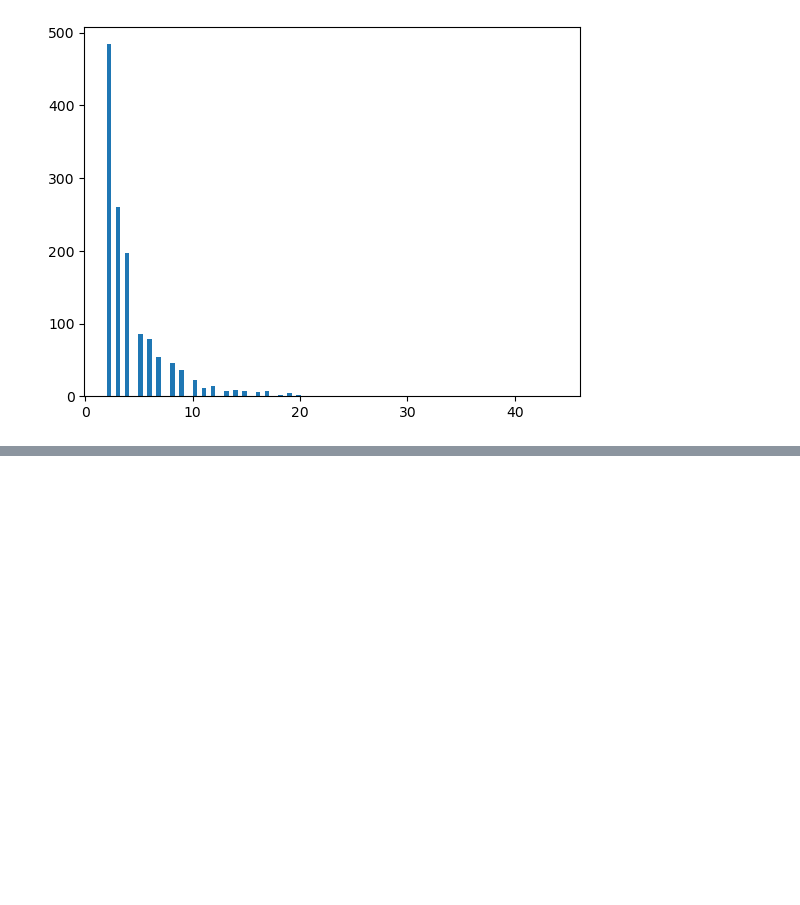
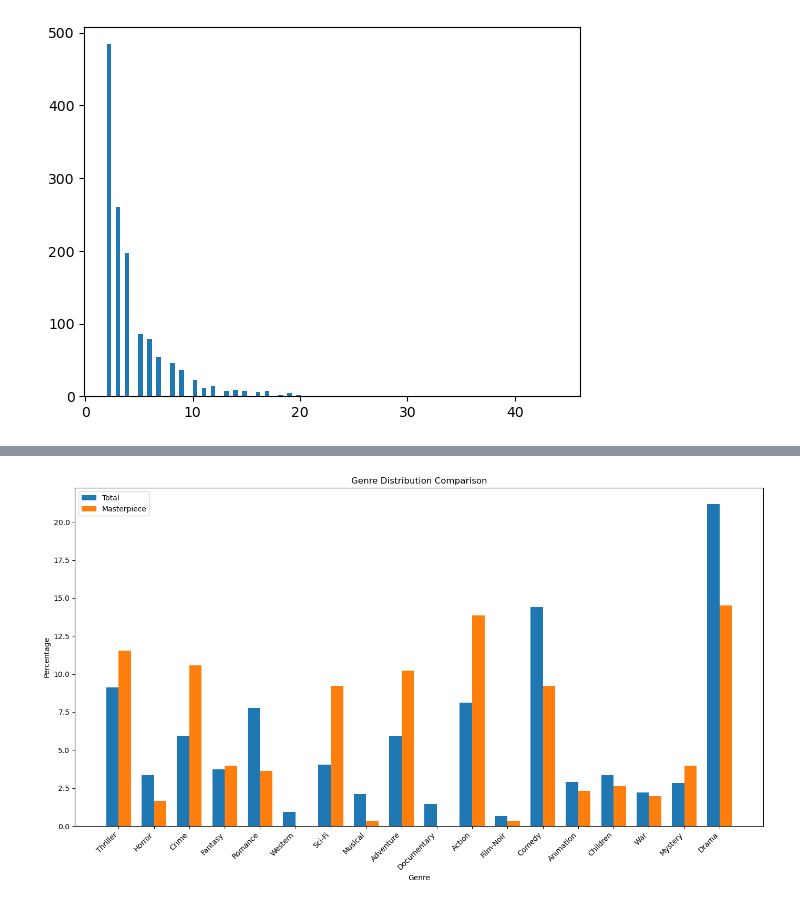
Before and after one commit to boostcampaitech7/level2-recsys-movierecommendation-recsys-08-lv3, a Jupyter notebook: EDA_youngchan.ipynb, the cells around one changed output, grey strips where cells are left out. Saved outputs shown, nothing was run; the diff lists cells and outputs as text; code cells hidden in the pictures; blank space fills up the shorter version.

```diff
--- a/EDA_youngchan.ipynb
+++ b/EDA_youngchan.ipynb
@@ -342,0 +446,29 @@ mean director count :  4.405526512322629
+# %%
+import numpy as np
+
+total_genre_percentage = {genre: (count / sum(genre_count.values())) * 100 for genre, count in genre_count.items()}
+masterpiece_genre_percentage = {genre: (count / sum(genre_count_masterpiece.values())) * 100 for genre, count in genre_count_masterpiece.items()}
+
+genres = list(total_genre_percentage.keys())
+total_percentage = list(total_genre_percentage.values())
+masterpiece_percentage = list(masterpiece_genre_percentage.values())
+
+x = np.arange(len(genres))
+width = 0.35
+
+fig, ax = plt.subplots(figsize=(14, 8))
+rects1 = ax.bar(x - width/2, total_percentage, width, label='Total')
+rects2 = ax.bar(x + width/2, masterpiece_percentage, width, label='Masterpiece')
+
+ax.set_xlabel('Genre')
+ax.set_ylabel('Percentage')
+ax.set_title('Genre Distribution Comparison')
+ax.set_xticks(x)
+ax.set_xticklabels(genres, rotation=45, ha='right')
+ax.legend()
+
+fig.tight_layout()
+
+plt.show()
+# %% [output]
+[figure, added]
```
Also changed, not shown: parts of 13 cells of this notebook.
